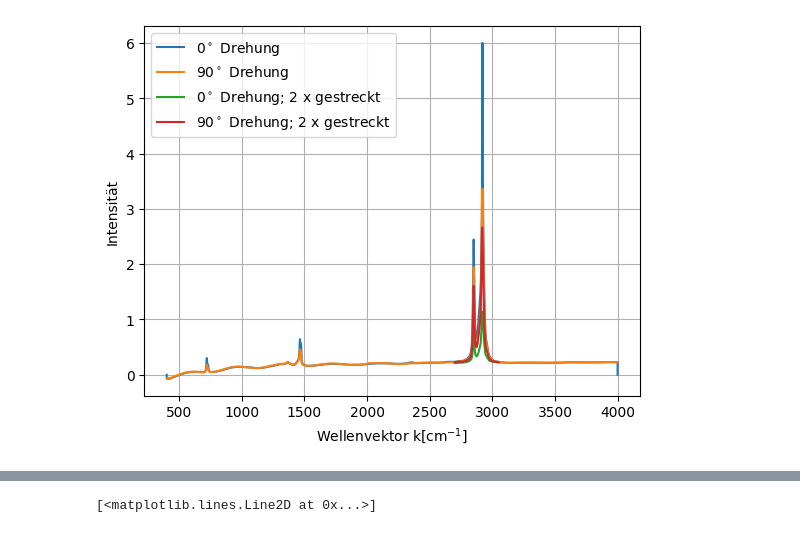
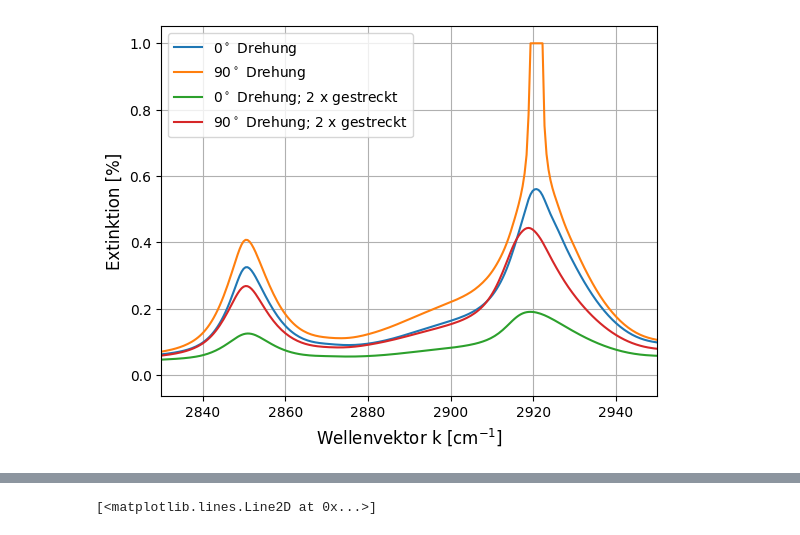
Before and after one commit to iLoveeMilkaa/M1-Lab, a Jupyter notebook: Aufgabe 2.ipynb, the cells around one changed output, grey strips where cells are left out. Drawn from its saved outputs; the diff is of its cells as text; code cells hidden in the pictures.

Commit message:
DichroÜberarbeitung

```diff
--- a/Aufgabe 2.ipynb
+++ b/Aufgabe 2.ipynb
@@ -18,18 +19,18 @@ stdd2_90degree_2xstretched = np.genfromtxt((conv(x) for x in open("Aufgabe 2/csv
 # %%
 #First Look on the Data
 
-plt.plot(std_ex_90degree[:,0],(std_ex_90degree[:,1]) ,label= r"0$^\circ$ Drehung")
-plt.plot(std_ext_0deg[:,0],(std_ext_0deg[:,1]) ,label=r"$90^\circ$ Drehung")
-plt.plot(std2_0degree_stretched2x[:,0],(std2_0degree_stretched2x[:,1]) ,label=r"0$^\circ$ Drehung; 2 x gestreckt")
-plt.plot(stdd2_90degree_2xstretched[:,0],(stdd2_90degree_2xstretched[:,1]) ,label=r"$90^\circ$ Drehung; 2 x gestreckt")
+plt.plot(std_ext_0deg[:,0],(std_ext_0deg[:,1]/np.max(std_ex_90degree[:,1])) ,label=r"$0^\circ$ Drehung")
+plt.plot(std_ex_90degree[:,0],(std_ex_90degree[:,1]/np.max(std_ex_90degree[:,1])) ,label= r"90$^\circ$ Drehung")
+plt.plot(std2_0degree_stretched2x[:,0],(std2_0degree_stretched2x[:,1]/np.max(std_ex_90degree[:,1])) ,label=r"0$^\circ$ Drehung; 2 x gestreckt")
+plt.plot(stdd2_90degree_2xstretched[:,0],(stdd2_90degree_2xstretched[:,1]/np.max(std_ex_90degree[:,1])) ,label=r"$90^\circ$ Drehung; 2 x gestreckt")
 
-#plt.xlim((2830,2950))
+plt.xlim((2830,2950))
 plt.grid(True)
-plt.xlabel(r"Wellenvektor k$ [\mathrm{cm}^{-1}]$")
-plt.ylabel("Intensität")
+plt.xlabel(r"Wellenvektor k $[\mathrm{cm}^{-1}]$",fontsize=12)
+plt.ylabel("Extinktion [%]",fontsize=12)
 plt.legend(loc = 0)
-plt.savefig("plots/Dichro_all_zoom.pdf")#
+plt.savefig("newplots/Dichro_all_zoom.pdf")
 # %% [output]
-[figure, old version]
+[figure, new version]
 # %%
 #Import Data
```
Also changed, not shown: parts of 3 cells of this notebook, 27 other files.
